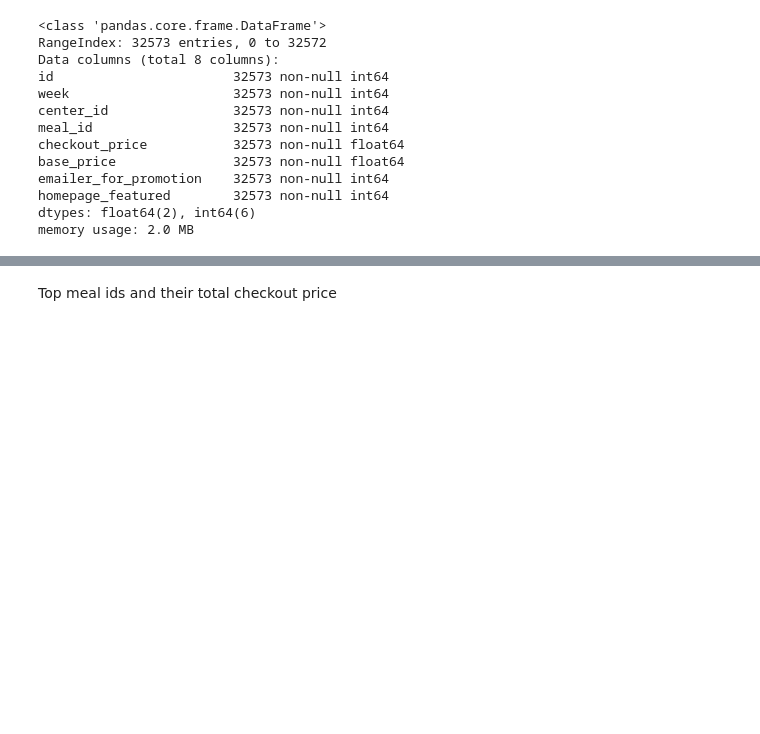
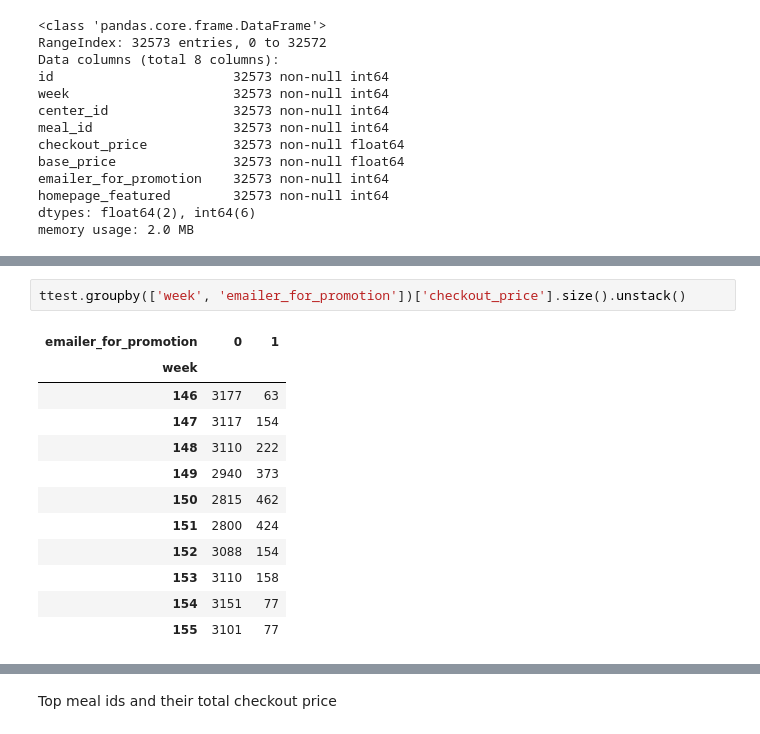
Before and after one commit to JayCarrLTD/Meal-Center, a Jupyter notebook: Meal Center.ipynb, the cells around one changed output, grey strips where cells are left out. Drawn from its saved outputs; the diff is of its cells as text; blank space fills up the shorter version.

```diff
--- a/Meal Center.ipynb
+++ b/Meal Center.ipynb
@@ -116,0 +160,15 @@ memory usage: 2.0 MB
+# %%
+ttest.groupby(['week', 'emailer_for_promotion'])['checkout_price'].size().unstack()
+# %% [output]
+| emailer_for_promotion | 0 | 1 |
+| week |  |  |
+| 146 | 3177 | 63 |
+| 147 | 3117 | 154 |
+| 148 | 3110 | 222 |
+| 149 | 2940 | 373 |
+| 150 | 2815 | 462 |
+| 151 | 2800 | 424 |
+| 152 | 3088 | 154 |
+| 153 | 3110 | 158 |
+| 154 | 3151 | 77 |
+| 155 | 3101 | 77 |
```
Also changed, not shown: parts of 18 cells of this notebook.
